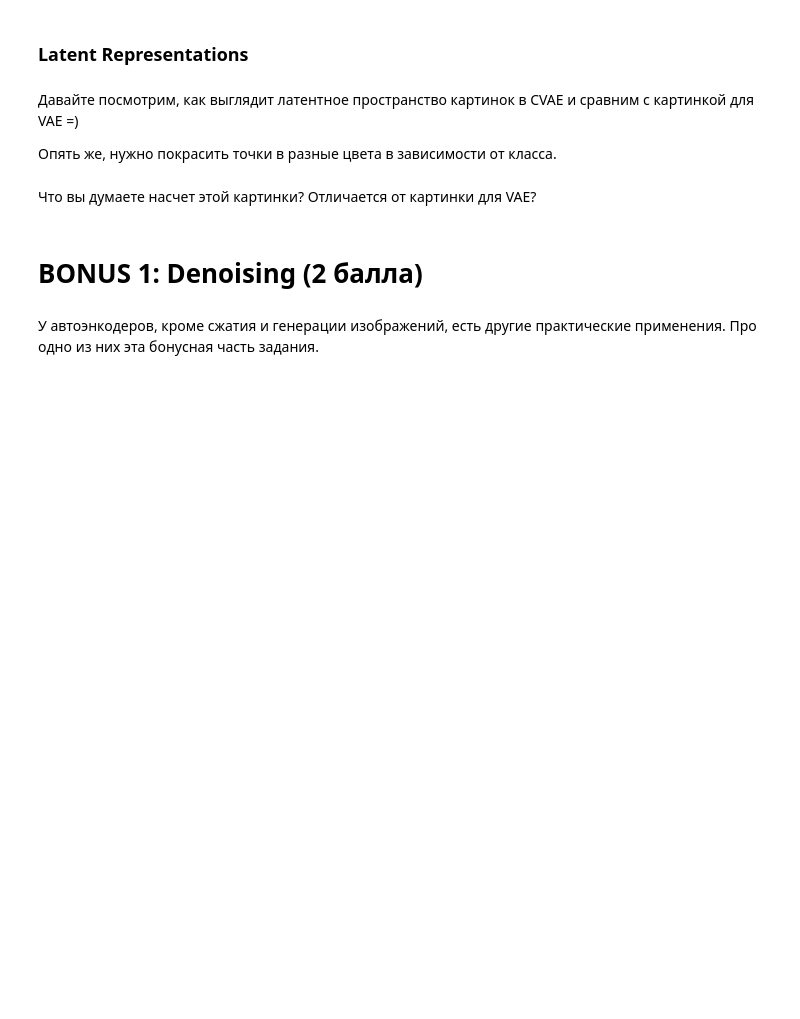
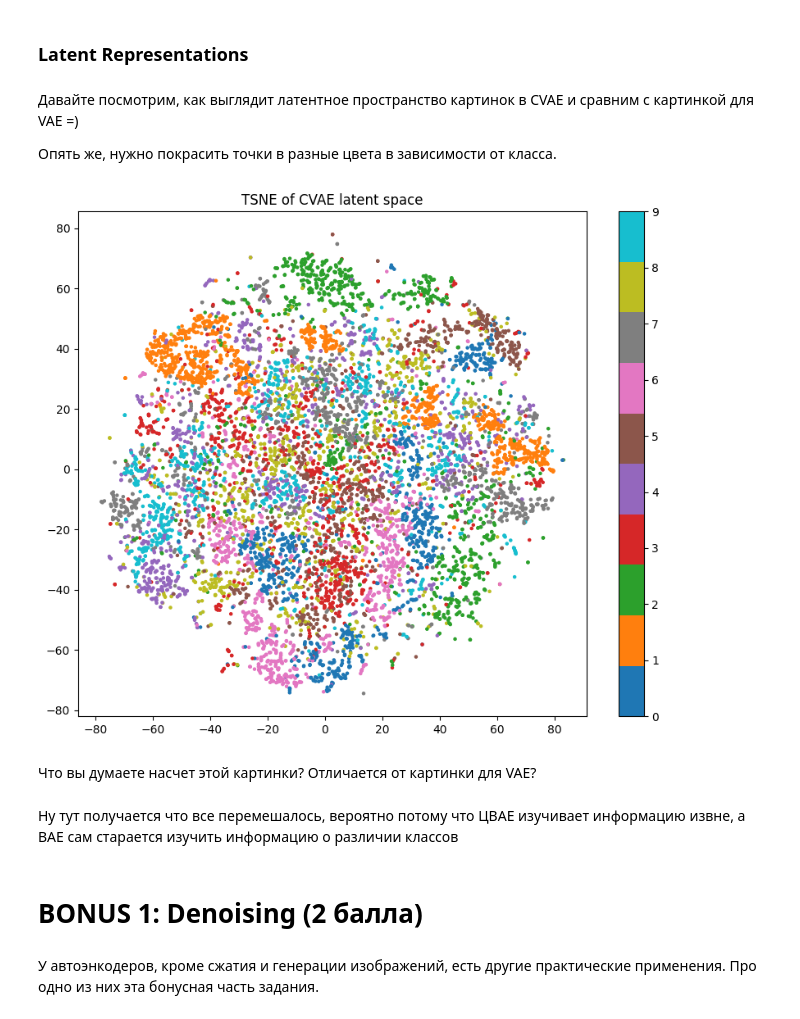
Before and after one commit to blckvia/DeepLearningSchool, a Jupyter notebook: week_10_AE_VAE/Homework/hw_7_autoencoders.ipynb, the cells around one changed output. Saved outputs shown, nothing was run; the diff lists cells and outputs as text; code cells hidden in the pictures; blank space fills up the shorter version.

```diff
--- a/week_10_AE_VAE/Homework/hw_7_autoencoders.ipynb
+++ b/week_10_AE_VAE/Homework/hw_7_autoencoders.ipynb
@@ -709,5 +768,35 @@ Splendid! Вы великолепны!
+# %%
+from sklearn.manifold import TSNE
+
+cvae.eval()
+latents = []
+labels = []
+
+with torch.no_grad():
+    for X_batch, y_batch in test_loader:
+        X_batch = X_batch.view(-1, 28*28).to(device)
+        labels_onehot = F.one_hot(y_batch, num_classes=10).float().to(device)
+        mu, logsigma = cvae.encode(X_batch, labels_onehot)
+        latents.append(mu.cpu().numpy())
+        labels.append(y_batch.numpy())
+
+latents = np.concatenate(latents)
+labels = np.concatenate(labels)
+
+tsne = TSNE(n_components=2, random_state=42)
+latents_2d = tsne.fit_transform(latents)
+
+plt.figure(figsize=(10, 8))
+scatter = plt.scatter(latents_2d[:, 0], latents_2d[:, 1], c=labels, cmap='tab10', s=5)
+plt.colorbar(scatter)
+plt.title('TSNE of СVAE latent space')
+plt.show()
+# %% [output]
+[figure, added]
 # %% [markdown]
 Что вы думаете насчет этой картинки? Отличается от картинки для VAE?
+# %% [markdown]
+Ну тут получается что все перемешалось, вероятно потому что ЦВАЕ изучивает информацию извне, а ВАЕ сам старается изучить информацию о различии классов
 # %% [markdown]
 # BONUS 1: Denoising (2 балла)
 # %% [markdown]
```
Also changed, not shown: parts of 9 cells of this notebook.
